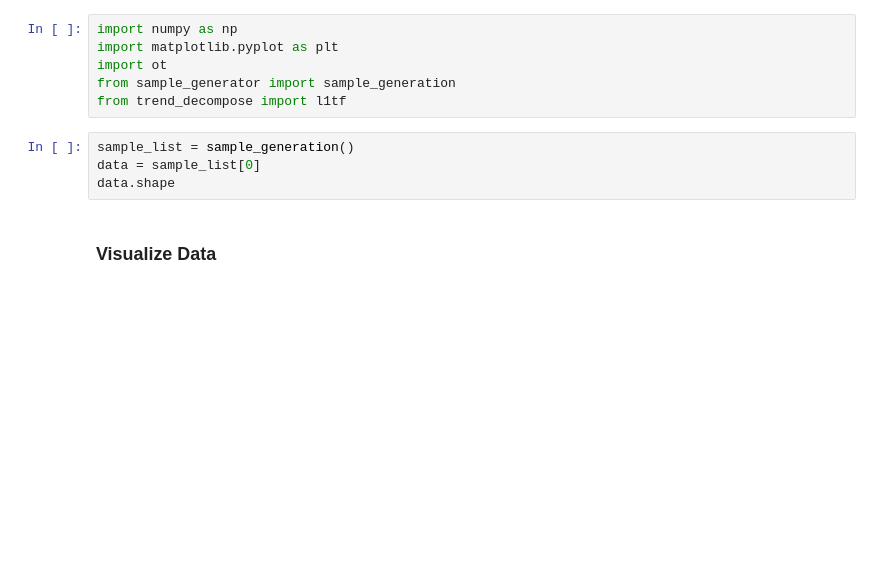
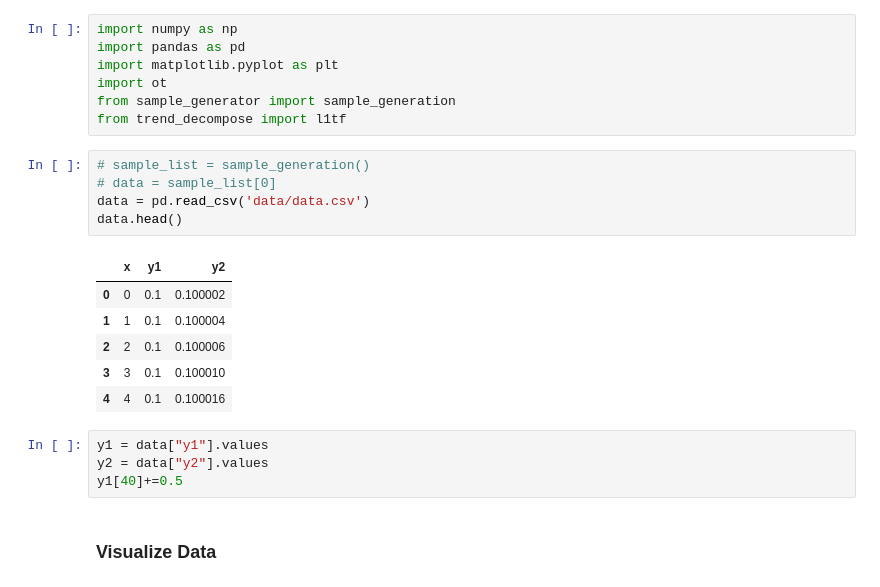
Before and after one commit to ducphuE10/robust-OPW, a Jupyter notebook: run.ipynb, the cells around one changed output. Saved outputs shown, nothing was run; the diff lists cells and outputs as text; blank space fills up the shorter version.

```diff
--- a/run.ipynb
+++ b/run.ipynb
@@ -1,13 +1,26 @@
 # %%
 import numpy as np
+import pandas as pd
 import matplotlib.pyplot as plt
 import ot
 from sample_generator import sample_generation
 from trend_decompose import l1tf
 # %%
-sample_list = sample_generation()
-data = sample_list[0]
-data.shape
+# sample_list = sample_generation()
+# data = sample_list[0]
+data = pd.read_csv('data/data.csv')
+data.head()
+# %% [output]
+|  | x | y1 | y2 |
+| 0 | 0 | 0.1 | 0.100002 |
+| 1 | 1 | 0.1 | 0.100004 |
+| 2 | 2 | 0.1 | 0.100006 |
+| 3 | 3 | 0.1 | 0.100010 |
+| 4 | 4 | 0.1 | 0.100016 |
+# %%
+y1 = data["y1"].values
+y2 = data["y2"].values
+y1[40]+=0.5
 # %% [markdown]
 ### Visualize Data
 # %%
```
Also changed, not shown: parts of 5 cells of this notebook, 2 other files.
